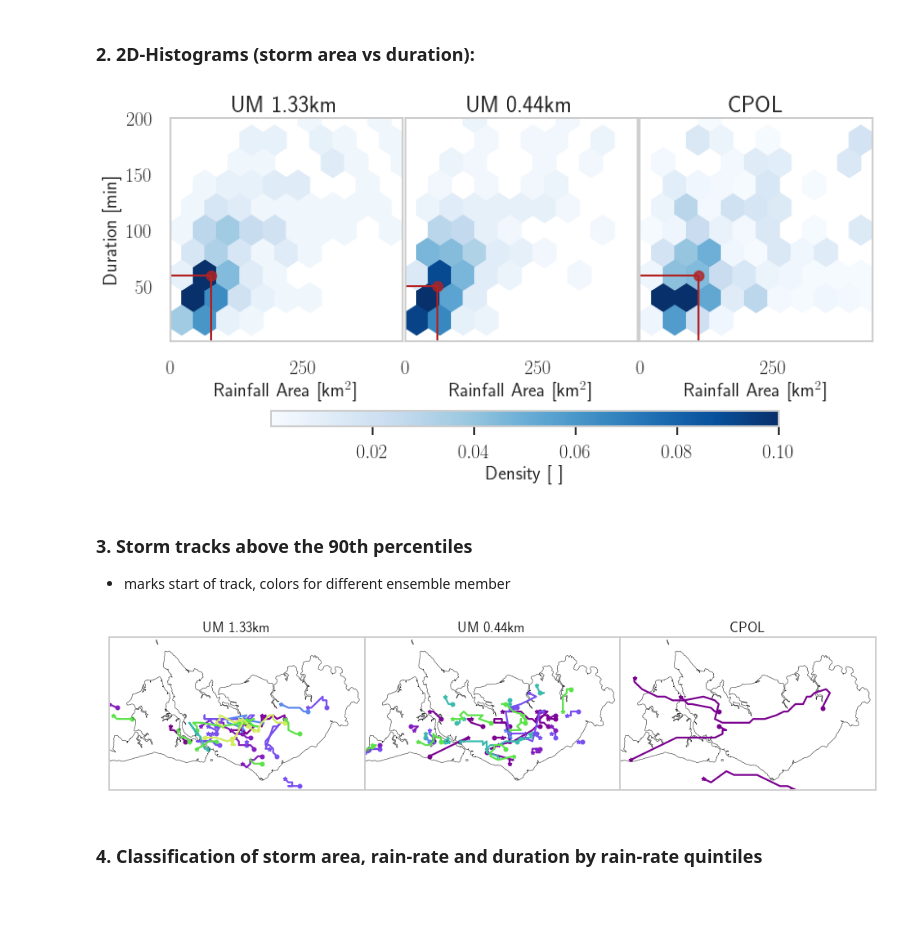
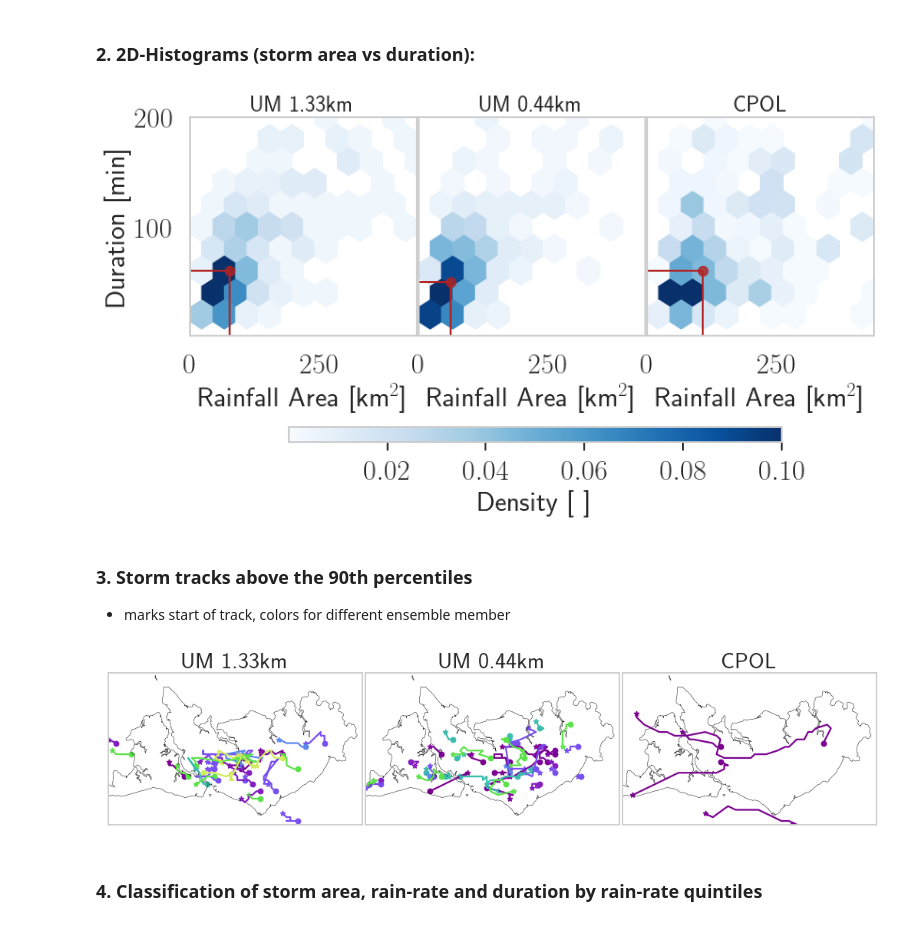
Before and after one commit to antarcticrainforest/RainfallExtremes, a Jupyter notebook: slides/minutes_3.ipynb, the cells around one changed output. Cells and saved outputs as stored; diff of their text form; code cells hidden in the pictures.

```diff
--- a/slides/minutes_3.ipynb
+++ b/slides/minutes_3.ipynb
@@ -508,7 +508,7 @@ colm.set_under('w', alpha=1)
 colm.set_bad('w', alpha=1)
 fig, (ax1, ax2, ax3,) = plt.subplots(1, 3, sharey=True)
 
-cbar_ax = fig.add_axes([0.15, 0.33, 0.7, 0.03])
+cbar_ax = fig.add_axes([0.15, 0.28, 0.7, 0.03])
 hexbin_data = []
 gridsize = 10
 vmin=0.0001
@@ -544,34 +544,34 @@ for i, ax in enumerate((ax1, ax2, ax3)):
     ax.set_title(titles[i], fontsize=24)
     ax.grid(color='w', linestyle='', linewidth=0)
     ax.tick_params(labelsize=fontsize)
     ax.xaxis.set_ticks(ax.xaxis.get_ticklocs()[:-1])
     x, y = histdata[i][var[0]].median(), histdata[i][var[1]].median()
     z, zz=  histdata[i][var[2]].median(), histdata[i][var[-1]].median()
     sx, sy = histdata[i][var[0]].std(), histdata[i][var[1]].std()
     medians[titles[i]] = '%2.1f km^2, %2i min (max: %2.1f mm/h, mean: %2.1f mm/h);'%(x,y, z, zz)
     ax.hlines(y*np.ones_like(histdata[i][var[0]]),0,x, 'firebrick', lw=2, alpha=0.5)
     ax.vlines(x*np.ones_like(histdata[i][var[1]]),0,y, 'firebrick', lw=2, alpha=0.5)
     ax.scatter([x], [y], marker='o', s=100, c='firebrick', alpha=0.8)
     if i == 0:
         ax.set_ylabel('Duration [min]', fontsize=fontsize)
     ax.set_xlabel('Rainfall Area [km$^2$]', fontsize=fontsize)
 ary = np.ma.masked_less(im.get_array()/im.get_array().sum() * 100,vmin).filled(vmin)
 ary = np.ma.masked_greater(im.get_array()/im.get_array().sum() * 100,vmax).filled(vmax)
 
 im.set_array = ary
 cbar = fig.colorbar(im, cax=cbar_ax, orientation='horizontal')
 tmp = cbar.ax.tick_params(labelsize=fontsize)
 tmp = cbar.set_label('Density [ ]',size=fontsize)
 #cbar.set_ticks(np.linspace(vmin, vmax, nticks).round(2))
 #cbar.set_ticklabels(np.linspace(vmin, vmax, nticks).round(2))
 #print('Medians:')
 #medians
 #print(' '.join(['%s: %s'%(k, v) for (k,v) in medians.items()]))
 #plt.show()
 _ = fig.subplots_adjust(bottom=0.5, right=0.98, left=0.01, top=0.95, wspace=0.01)
 sns.set_style("darkgrid", {'axes.grid':True, 'ticks':True})
 # %% [output]
-[figure, old version]
+[figure, new version]
 # %%
 colm = matplotlib_to_plotly(CubeYF_20.get_mpl_colormap(N=8, gamma=2.0),8, rgb=False)
 sns.set_style("darkgrid", {'axes.grid':True, 'ticks':True})
@@ -604,7 +604,7 @@ storm_obs=sID(Sim={'obs':'42'})
 # %%
 #Plot the tracks
 #mpld3.enable_notebook()
-fig = plt.figure(figsize=(14,5.5))
+fig = plt.figure(figsize=(15,5.5))
 sns.set_style("whitegrid", {'axes.grid':True, 'ticks':True})
 fig.subplots_adjust(right=0.94, bottom=0.45, top=0.95,left=0.01, hspace=0, wspace=0)
 #cbar_ax = fig.add_axes([0.12, 0.17, 0.74, 0.02])
@@ -622,7 +622,7 @@ for i, data in enumerate(((UM133_t, storm_UM133), (UM044_t, storm_UM044), (tmp_o
     tracks, stormId = data
     ax = fig.add_subplot(1,3,i+1)
     #ax2 = fig.add_subplot(2,3,i+4)
-    ax.set_title(titels[i], fontsize=18)
+    ax.set_title(titels[i], fontsize=fontsize)
     for ii, tr in enumerate(tracks.dataset.keys()):
         if ii == 0:
             draw_map = None
@@ -632,13 +632,13 @@ for i, data in enumerate(((UM133_t, storm_UM133), (UM044_t, storm_UM044), (tmp_o
         Id = [stormId.Sim[tr]]
         perc = tracks.percentiles[tr][tp][num]
         ax, m, im = plot_traj(tracks.dataset[tr], lon, lat, ax=ax, mintrace=2, thresh=('mean', perc),
-                  color=colm[ii], create_map=draw_map, basemap_res='f', lw=0.5, size=20, particles=None)
+                  color=colm[ii], create_map=draw_map, basemap_res='f', lw=0.5, size=40, particles=None)
         #ax2, m2, im = plot_traj(tracks.dataset[tr], lon, lat, ax=ax2, mintrace=2, thresh=('mean', perc),
         #          color=colm[ii], create_map=m2, basemap_res='f', lw=0.5, size=20, particles=Id)
         #break
 #plt.show()
 # %% [output]
-[figure, old version]
+[figure, new version]
 # %%
 #Plot the tracks with plotly
 #fig = plt.figure(figsize=(25,15))
```
Also changed, not shown: parts of 9 cells of this notebook, 2 other files.
